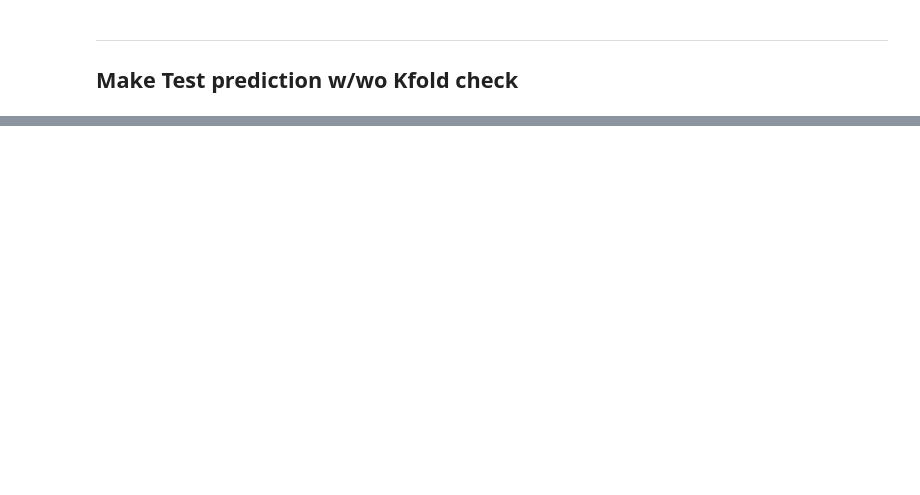
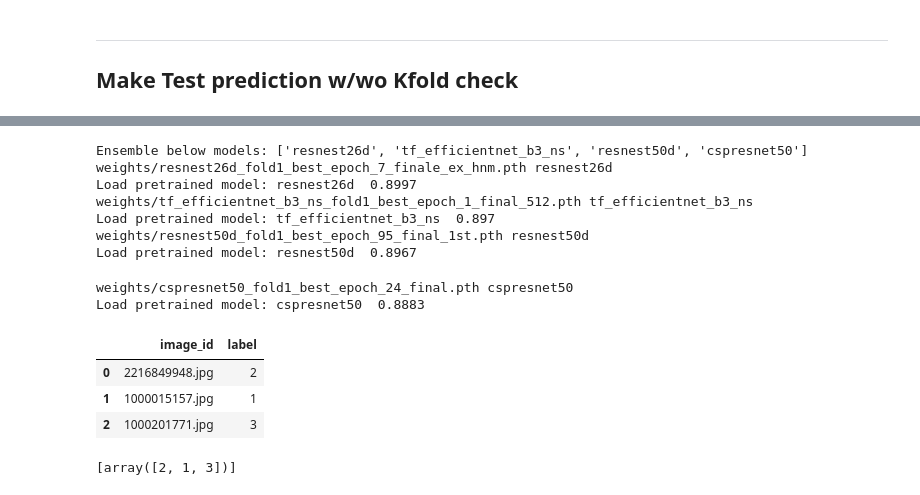
Before and after one commit to tuanho27/cassava_classify, a Jupyter notebook: cassava_preds.ipynb, the cells around one changed output, grey strips where cells are left out. Saved outputs shown, nothing was run; the diff lists cells and outputs as text; code cells hidden in the pictures; blank space fills up the shorter version.

```diff
--- a/cassava_preds.ipynb
+++ b/cassava_preds.ipynb
@@ -724,3 +748,52 @@ test.head(n=10)
+# %%
+# CV w/wo fold predict
+def ensemble_w_kfold_tta_pred(loader, models, params, valid_test=False):
+    metric_monitor = MetricMonitor()
+    stream = tqdm(loader)
+    outputs = []
+    with torch.no_grad():
+        for i, data in enumerate(stream, start=1):
+            if params["visualize"]:
+                visualize_tta(data, pred)
+            tta_output = []
+            for i, image in enumerate(data["images"]):
+                kfout = [model(image) for model in models]
+                tta_output.append(torch.stack(kfout, dim=0).mean(dim=0))
+            tta_output = torch.stack(tta_output, dim=0).mean(dim=0)
+            output = torch.softmax(tta_output, dim=1)
+            outputs.append(output.argmax(1).cpu().numpy())
+    return outputs
+
+if params["ensemble"]:
+    models = []
+    print(f"Ensemble below models: {ensemble_models_name}")
+    for name, ckpt, weight in zip(ensemble_models_name, ensemble_ckpt_index, ensemble_ckpt_weight):
+        m = declare_model(name, ckpt)
+        models.append(m)
+        del m
+    final_out_ensemble = ensemble_w_kfold_tta_pred(test_pred_loader, models, params, valid_test=True)[0]
+
+test['label'] = final_out_ensemble
+test.to_csv('submission.csv', index=False)
+test.head(n=10)
+# %% [output]
+Ensemble below models: ['resnest26d', 'tf_efficientnet_b3_ns', 'resnest50d', 'cspresnet50']
+weights/resnest26d_fold1_best_epoch_7_finale_ex_hnm.pth resnest26d
+Load pretrained model: resnest26d  0.8997
+weights/tf_efficientnet_b3_ns_fold1_best_epoch_1_final_512.pth tf_efficientnet_b3_ns
+Load pretrained model: tf_efficientnet_b3_ns  0.897
+weights/resnest50d_fold1_best_epoch_95_final_1st.pth resnest50d
+Load pretrained model: resnest50d  0.8967
+weights/cspresnet50_fold1_best_epoch_24_final.pth cspresnet50
+Load pretrained model: cspresnet50  0.8883
+|  | image_id | label |
+| 0 | 2216849948.jpg | 2 |
+| 1 | 1000015157.jpg | 1 |
+| 2 | 1000201771.jpg | 3 |
+# %%
+final_out_ensemble
+# %% [output]
+[array([2, 1, 3])]
 # %%
 params["tta"] = True
 create_pseudo = False
```
Also changed, not shown: parts of 13 cells of this notebook, 3 other files.
